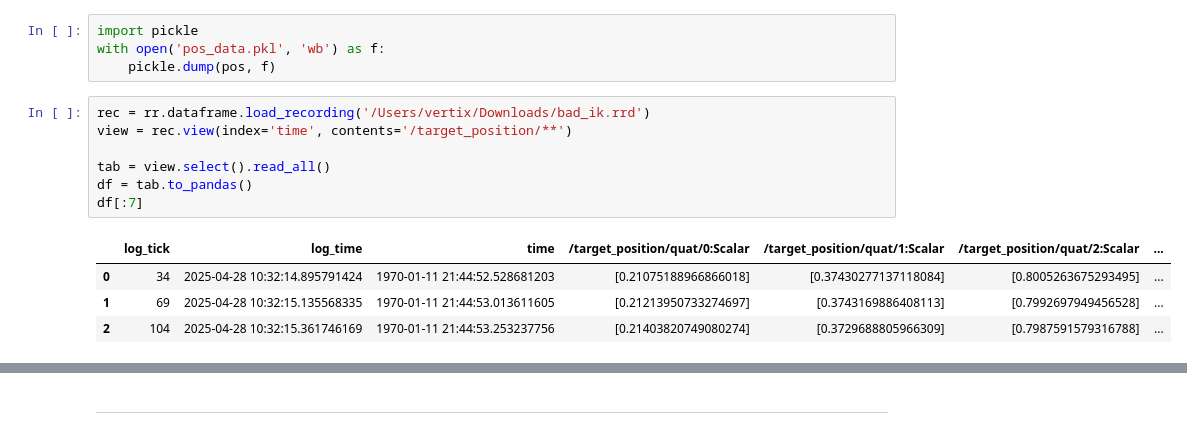
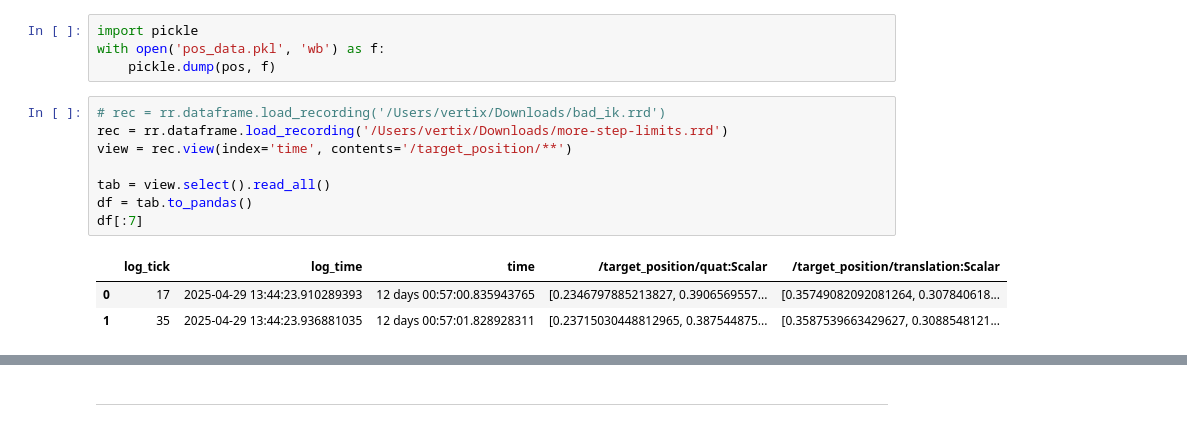
Before and after one commit to vertix/positronic-open, a Jupyter notebook: notebooks/rerun.ipynb, the cells around one changed output, grey strips where cells are left out. Cells and saved outputs as stored; diff of their text form.

```diff
--- a/notebooks/rerun.ipynb
+++ b/notebooks/rerun.ipynb
@@ -67,14 +67,14 @@ import pickle
 with open('pos_data.pkl', 'wb') as f:
     pickle.dump(pos, f)
 # %%
-rec = rr.dataframe.load_recording('/Users/vertix/Downloads/bad_ik.rrd')
+# rec = rr.dataframe.load_recording('/Users/vertix/Downloads/bad_ik.rrd')
+rec = rr.dataframe.load_recording('/Users/vertix/Downloads/more-step-limits.rrd')
 view = rec.view(index='time', contents='/target_position/**')
 
 tab = view.select().read_all()
 df = tab.to_pandas()
 df[:7]
 # %% [output]
-|  | log_tick | log_time | time | /target_position/quat/0:Scalar | /target_position/quat/1:Scalar | /target_position/quat/2:Scalar | ... |
-| 0 | 34 | 2025-04-28 10:32:14.895791424 | 1970-01-11 21:44:52.528681203 | [0.21075188966866018] | [0.37430277137118084] | [0.8005263675293495] | ... |
-| 1 | 69 | 2025-04-28 10:32:15.135568335 | 1970-01-11 21:44:53.013611605 | [0.21213950733274697] | [0.3743169886408113] | [0.7992697949456528] | ... |
-| 2 | 104 | 2025-04-28 10:32:15.361746169 | 1970-01-11 21:44:53.253237756 | [0.21403820749080274] | [0.3729688805966309] | [0.7987591579316788] | ... |
+|  | log_tick | log_time | time | /target_position/quat:Scalar | /target_position/translation:Scalar |
+| 0 | 17 | 2025-04-29 13:44:23.910289393 | 12 days 00:57:00.835943765 | [0.2346797885213827, 0.3906569557... | [0.35749082092081264, 0.307840618... |
+| 1 | 35 | 2025-04-29 13:44:23.936881035 | 12 days 00:57:01.828928311 | [0.23715030448812965, 0.387544875... | [0.3587539663429627, 0.3088548121... |
```
Also changed, not shown: parts of 16 cells of this notebook.
